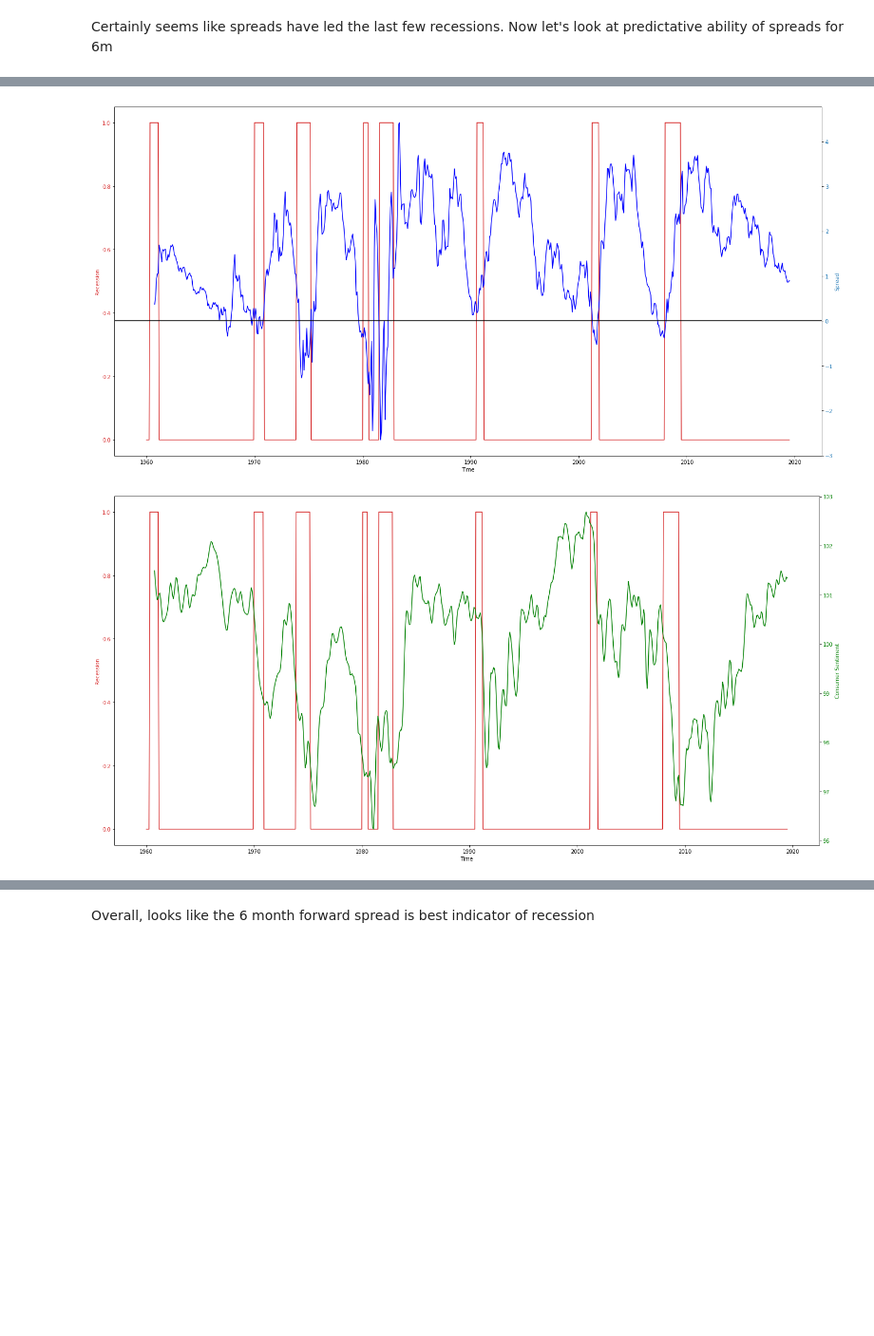
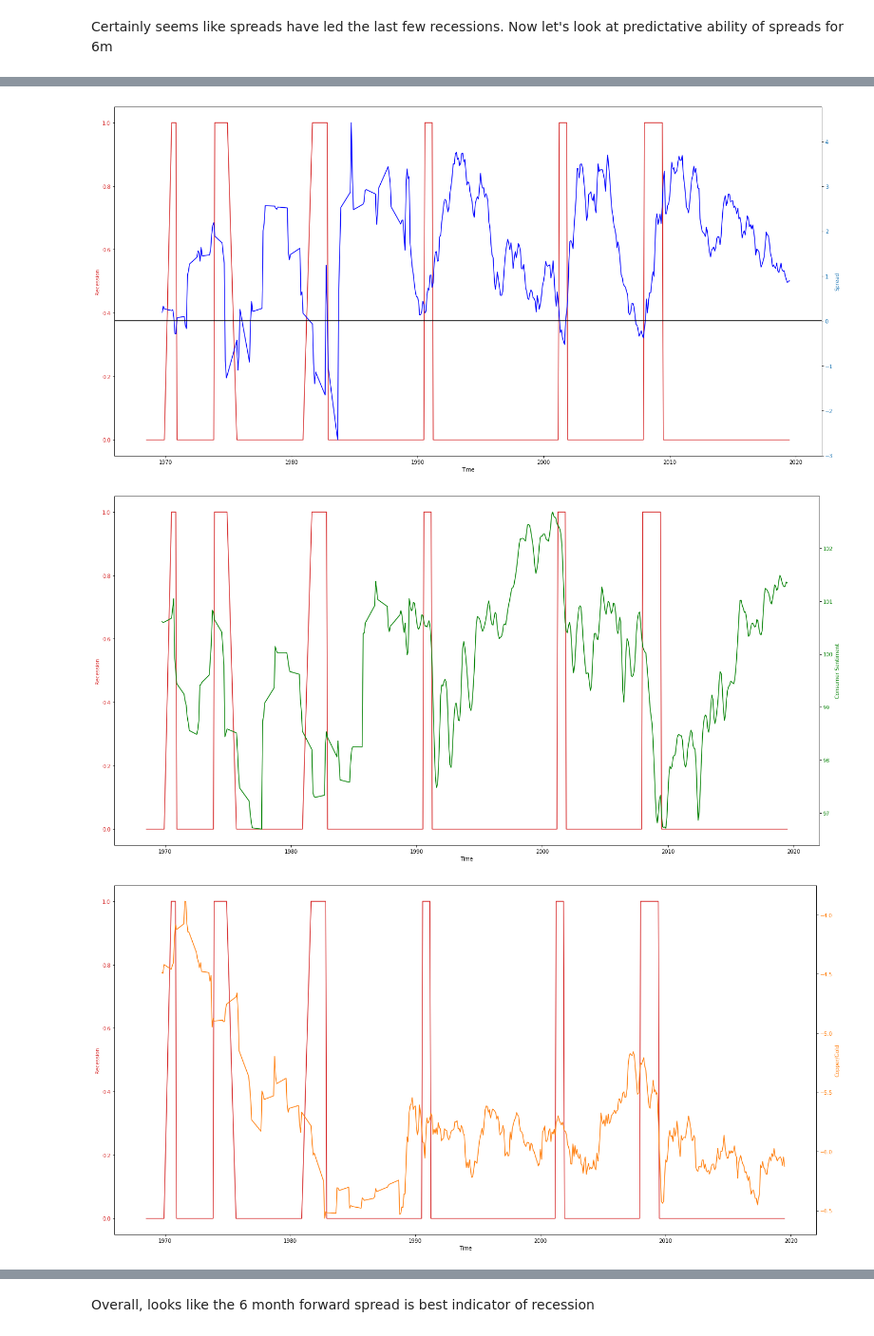
Before and after one commit to nick-cochrane/Project-5, a Jupyter notebook: Project 5 MVP.ipynb, the cells around one changed output, grey strips where cells are left out. Shown at 95% size. Cells and saved outputs as stored; diff of their text form; code cells hidden in the pictures; blank space fills up the shorter version.

```diff
--- a/Project 5 MVP.ipynb
+++ b/Project 5 MVP.ipynb
@@ -39,4 +61,4 @@ fred_data.head()
 # %%
-fred_data.dropna(inplace = True)
-df = fred_data.copy()
-df.reset_index(drop = True, inplace = True)
+metals.dropna(inplace = True)
+metals.reset_index(drop = True, inplace = True)
+metals['Date'] = metals['Date'].dt.strftime('%Y-%m')
@@ -44,0 +65,3 @@ df['10Y-3M'] = df['10_Year'] - df['3_Month']
+# %%
+metals['Copper/Gold'] = np.log(metals['Copper'] / metals['Gold'])
+metals = metals[['Date','Copper/Gold']].copy()
@@ -45 +80,4 @@ df['10Y-3M'] = df['10_Year'] - df['3_Month']
+# %%
+df = (pd.merge(fred, metals, on='Date'))
+df['Date'] = pd.to_datetime(df['Date'])
 # %%
@@ -66,6 +114,10 @@ df['10Y-3M 12M Forward'] = df.loc[:,'10Y-3M'].shift(periods=12)
 df['C Sentiment 6M Forward'] = df.loc[:,'Consumer Sentiment'].shift(periods=6)
 df['C Sentiment 9M Forward'] = df.loc[:,'Consumer Sentiment'].shift(periods=9)
 df['C Sentiment 12M Forward'] = df.loc[:,'Consumer Sentiment'].shift(periods=12)
+
+df['C/G 6M Forward'] = df.loc[:,'Copper/Gold'].shift(periods=6)
+df['C/G 9M Forward'] = df.loc[:,'Copper/Gold'].shift(periods=9)
+df['C/G 12M Forward'] = df.loc[:,'Copper/Gold'].shift(periods=12)
 # %%
 df.head(5)
 # %% [output]
@@ -174,33 +262,51 @@ ax1.plot(df['Date'], df['Recession'], color=color)
 ax1.tick_params(axis='y', labelcolor=color)
 
 ax2 = ax1.twinx()
 
 color = 'tab:blue'
 ax2.set_ylabel('Spread', color=color)
 ax2.plot(df['Date'], df['10Y-3M 9M Forward'], color='blue')
 ax2.tick_params(axis='y', labelcolor=color)
 
 fig.tight_layout()
 plt.axhline(0, color="black")
 plt.show()
 
 fig2, ax3 = plt.subplots(figsize=(20,10))
 color = 'tab:red'
 ax3.set_xlabel('Time')
 ax3.set_ylabel('Recession', color=color)
 ax3.plot(df['Date'], df['Recession'], color=color)
 ax3.tick_params(axis='y', labelcolor=color)
 
 ax4 = ax3.twinx()
 
 color = 'tab:blue'
 ax4.set_ylabel('Consumer Sentiment', color='green')
 ax4.plot(df['Date'], df['C Sentiment 9M Forward'], color='green')
 ax4.tick_params(axis='y', labelcolor='green')
 
 fig2.tight_layout()
+plt.show()
+
+fig3, ax5 = plt.subplots(figsize=(20,10))
+color = 'tab:red'
+ax5.set_xlabel('Time')
+ax5.set_ylabel('Recession', color=color)
+ax5.plot(df['Date'], df['Recession'], color=color)
+ax5.tick_params(axis='y', labelcolor=color)
+
+ax6 = ax5.twinx()
+
+color = 'tab:orange'
+ax6.set_ylabel('Copper/Gold', color=color)
+ax6.plot(df['Date'], df['C/G 9M Forward'], color=color)
+ax6.tick_params(axis='y', labelcolor=color)
+
+fig3.tight_layout()
 plt.show();
 # %% [output]
-[figure, old version]
+[figure, new version]
-[figure, old version]
+[figure, new version]
+[figure, added]
 # %% [markdown]
```
Also changed, not shown: parts of 36 cells of this notebook.
